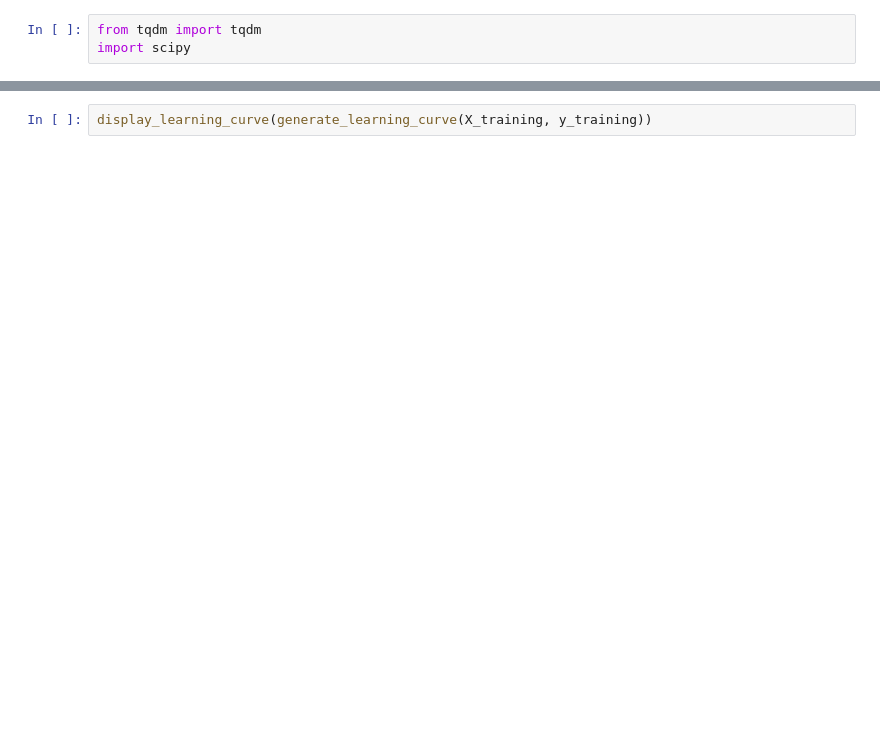
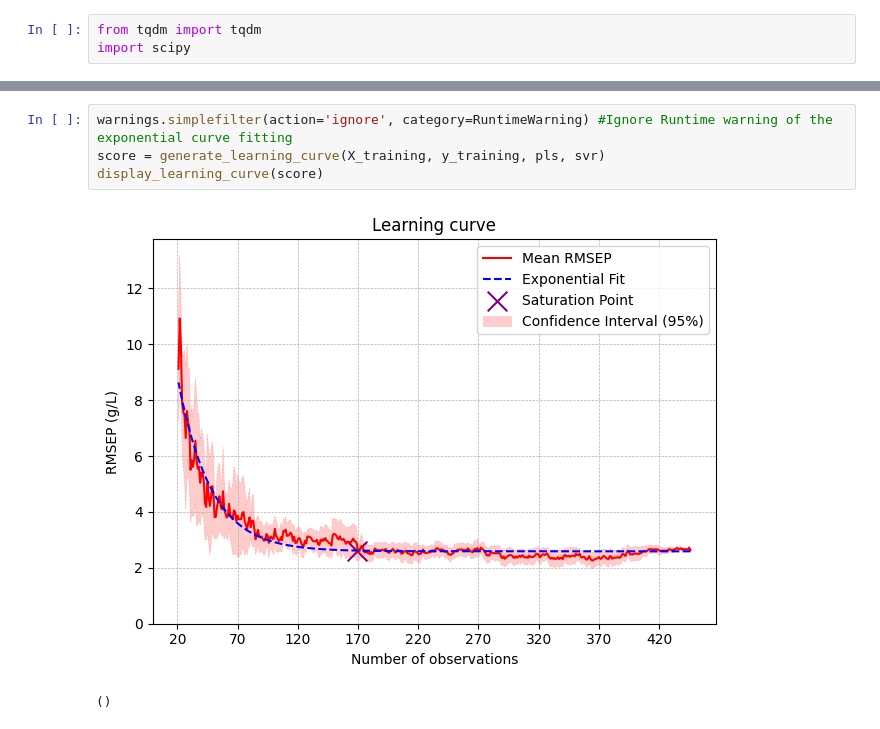
Before and after one commit to Antoine-Borg/Novel-Glucose-Online-Analysis-Approach-in-Fermentation, a Jupyter notebook: Supp Info - Glucose.ipynb, the cells around one changed output, grey strips where cells are left out. Cells and saved outputs as stored; diff of their text form; blank space fills up the shorter version.

```diff
--- a/Supp Info - Glucose.ipynb
+++ b/Supp Info - Glucose.ipynb
@@ -668,4 +738,9 @@ def display_learning_curve(learning_curve_scores):
 
     return()
 # %%
-display_learning_curve(generate_learning_curve(X_training, y_training))
+warnings.simplefilter(action='ignore', category=RuntimeWarning) #Ignore Runtime warning of the exponential curve fitting
+score = generate_learning_curve(X_training, y_training, pls, svr)
+display_learning_curve(score)
+# %% [output]
+[figure, added]
+()
```
Also changed, not shown: parts of 6 cells of this notebook.
